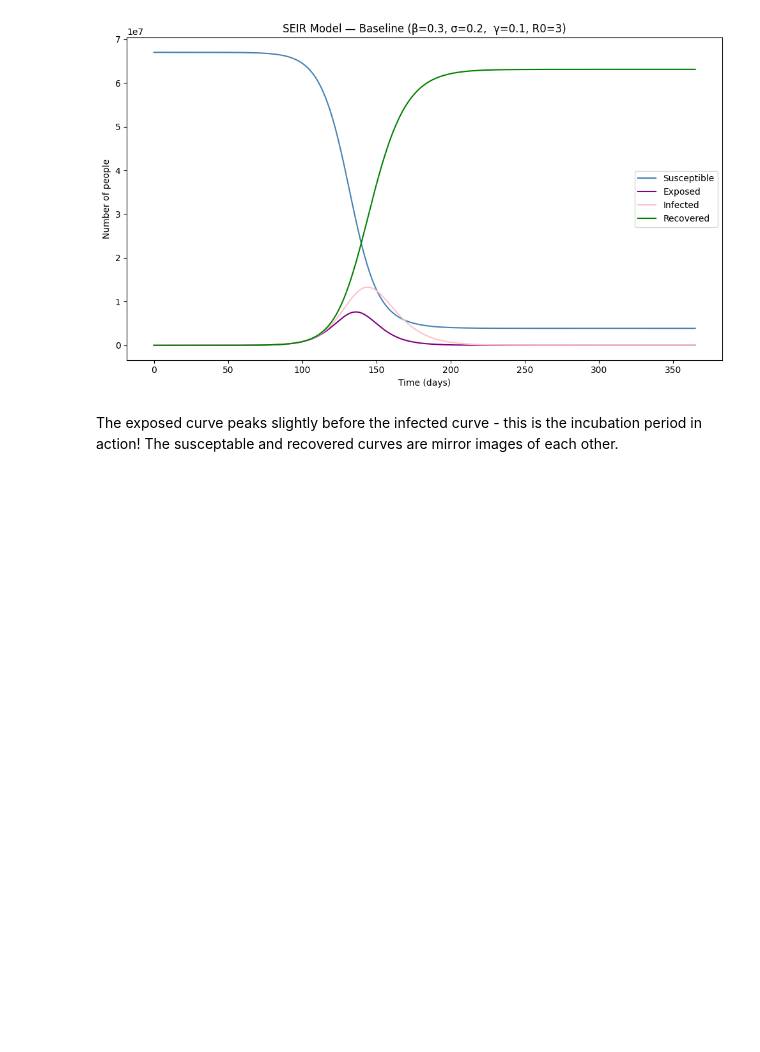
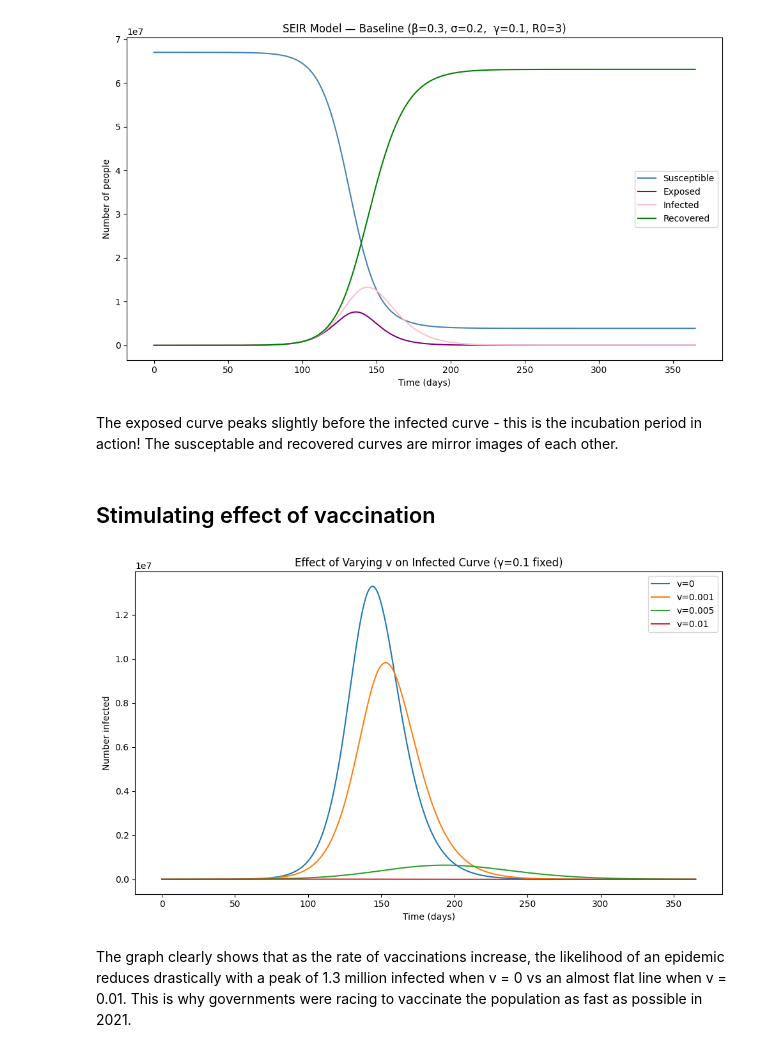
Before and after one commit to ellakmb/covid-epidemic-modelling-, a Jupyter notebook: notebooks/02_seir_model.ipynb, the cells around one changed output. Drawn from its saved outputs; the diff is of its cells as text; code cells hidden in the pictures; blank space fills up the shorter version.

Commit message:
Add vaccination simulation to SEIR model

```diff
--- a/notebooks/02_seir_model.ipynb
+++ b/notebooks/02_seir_model.ipynb
@@ -105,3 +105,5 @@ plt.show()
 [figure]
 # %% [markdown]
 The exposed curve peaks slightly before the infected curve - this is the incubation period in action! The susceptable and recovered curves are mirror images of each other.
+# %% [markdown]
+## Stimulating effect of vaccination
@@ -107,0 +119,43 @@ The exposed curve peaks slightly before the infected curve - this is the incubat
+# %%
+v_values = [0, 0.001, 0.005, 0.01]
+
+plt.figure(figsize=(10, 6))
+
+for v in v_values:
+    S_temp = np.zeros(len(t))
+    E_temp = np.zeros(len(t))
+    I_temp = np.zeros(len(t))
+    R_temp = np.zeros(len(t))
+
+    S_temp[0] = S0
+    E_temp[0] = E0
+    I_temp[0] = I0
+    R_temp[0] = R0_init
+
+    dt = 366/1000
+
+    #Eulers loop
+    for i in range(1, len(t)):
+        dS = -beta * S_temp[i-1] * I_temp[i-1] / N - v * S_temp[i-1]
+        dE = beta * S_temp[i-1] * I_temp[i-1] / N - sigma * E_temp[i-1]
+        dI = sigma * E_temp[i-1] - gamma * I_temp[i-1]
+        dR = gamma * I_temp[i-1] + v * S_temp[i-1]
+
+        S_temp[i] = S_temp[i-1] + dS * dt
+        E_temp[i] = E_temp[i-1] + dE * dt
+        I_temp[i] = I_temp[i-1] + dI * dt
+        R_temp[i] = R_temp[i-1] + dR * dt
+
+    R0_val = beta / gamma
+    plt.plot(t, I_temp, label=f'v={v}')
+
+plt.title('Effect of Varying v on Infected Curve (γ=0.1 fixed)')
+plt.xlabel('Time (days)')
+plt.ylabel('Number infected')
+plt.legend()
+plt.tight_layout()
+plt.show()
+# %% [output]
+[figure, added]
+# %% [markdown]
+The graph clearly shows that as the rate of vaccinations increase, the likelihood of an epidemic reduces drastically with a peak of 1.3 million infected when v = 0 vs an almost flat line when v = 0.01. This is why governments were racing to vaccinate the population as fast as possible in 2021.
```
Also changed, not shown: parts of 1 cell of this notebook.
